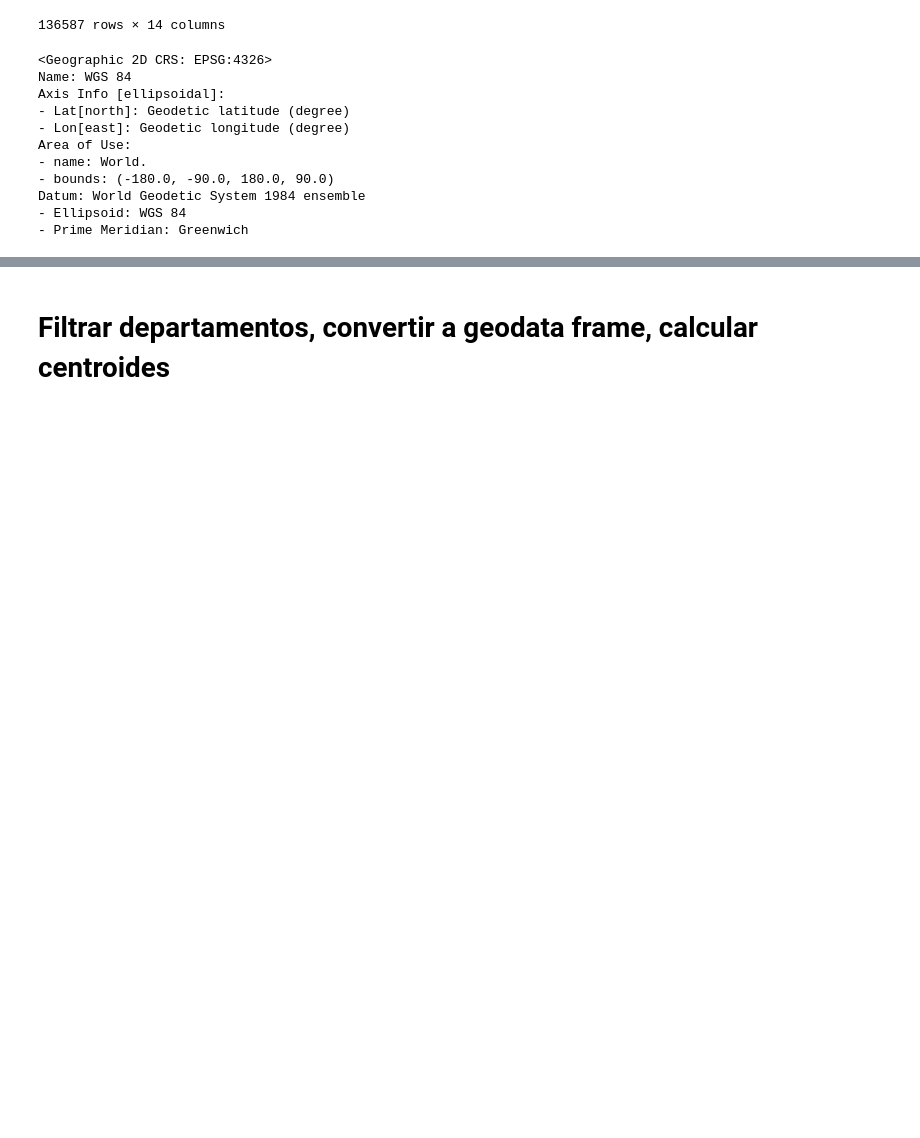
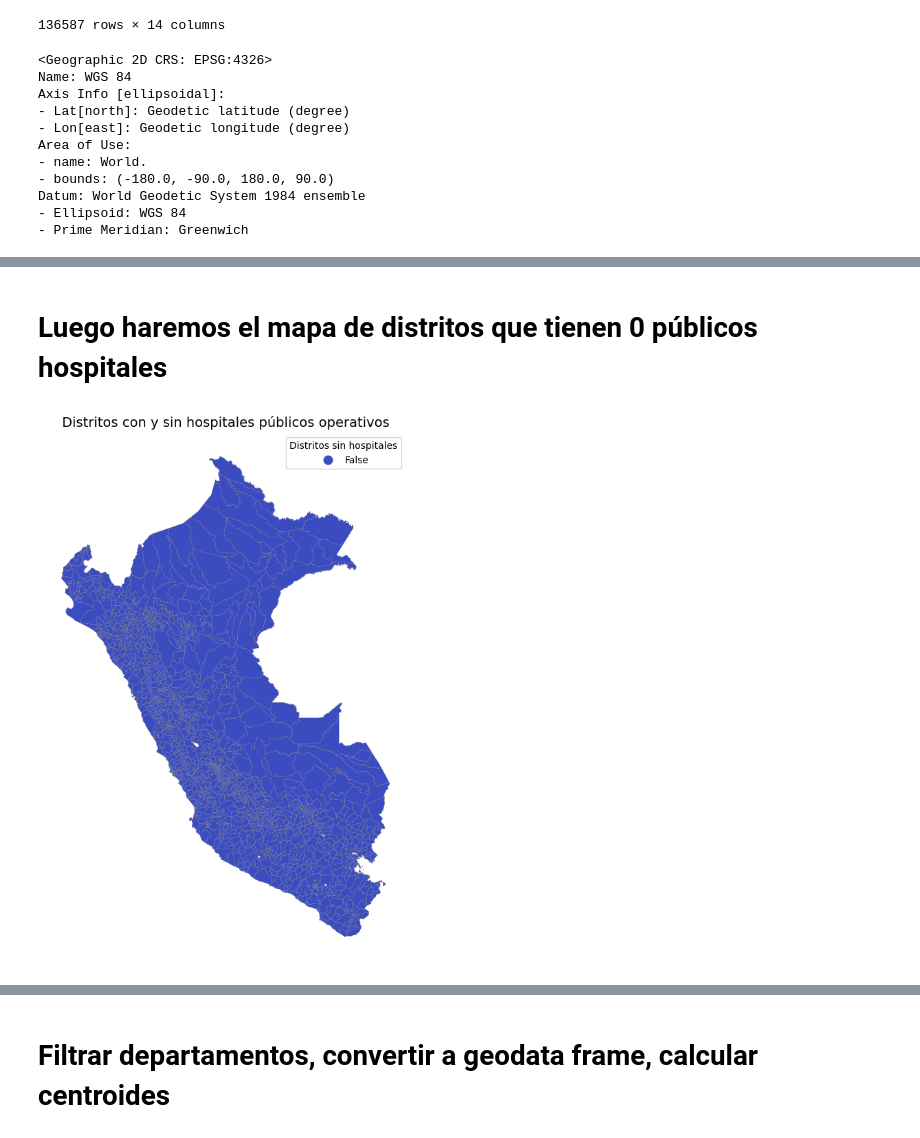
Before and after one commit to anelvasquez/Hospitals-Access-Peru, a Jupyter notebook: code/script_geo.ipynb, the cells around one changed output, grey strips where cells are left out. Saved outputs shown, nothing was run; the diff lists cells and outputs as text; code cells hidden in the pictures; blank space fills up the shorter version.

```diff
--- a/code/script_geo.ipynb
+++ b/code/script_geo.ipynb
@@ -333,0 +396,25 @@ Datum: World Geodetic System 1984 ensemble
+# %% [markdown]
+# Luego haremos el mapa de distritos que tienen 0 públicos hospitales
+# %%
+
+fig, ax = plt.subplots(1, 1, figsize=(10, 10))
+
+# Nueva columna: True si no tiene hospitales
+distritos_hospi["Sin_Hospital"] = distritos_hospi["N_Hospitales"] == 0.0
+
+# Graficar con colormap correcto
+distritos_hospi.plot(
+    column="Sin_Hospital",
+    cmap="coolwarm",
+    linewidth=0.2,
+    edgecolor="gray",
+    legend=True,
+    ax=ax,
+    legend_kwds={"title": "Distritos sin hospitales"}
+)
+
+ax.set_title("Distritos con y sin hospitales públicos operativos", fontsize=14)
+ax.set_axis_off()
+plt.show()
+# %% [output]
+[figure, added]
```
Also changed, not shown: parts of 23 cells of this notebook, 16 other files.
